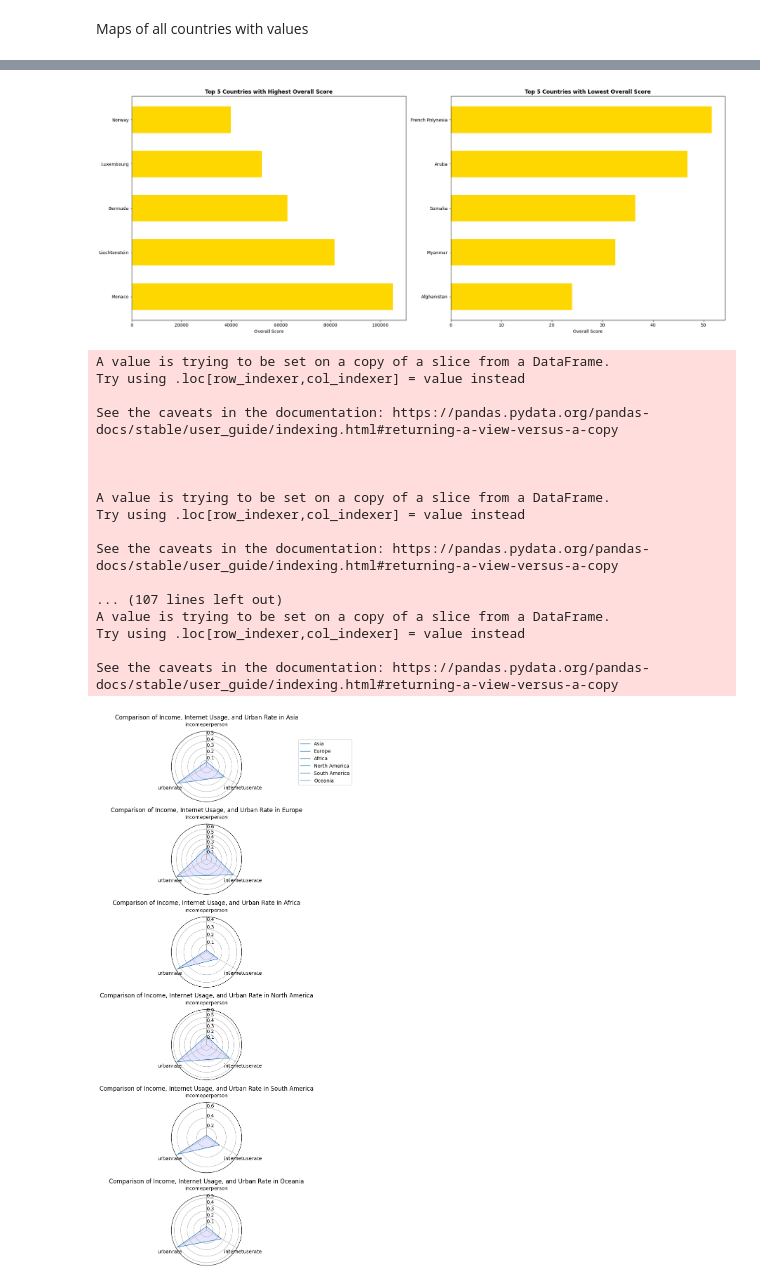
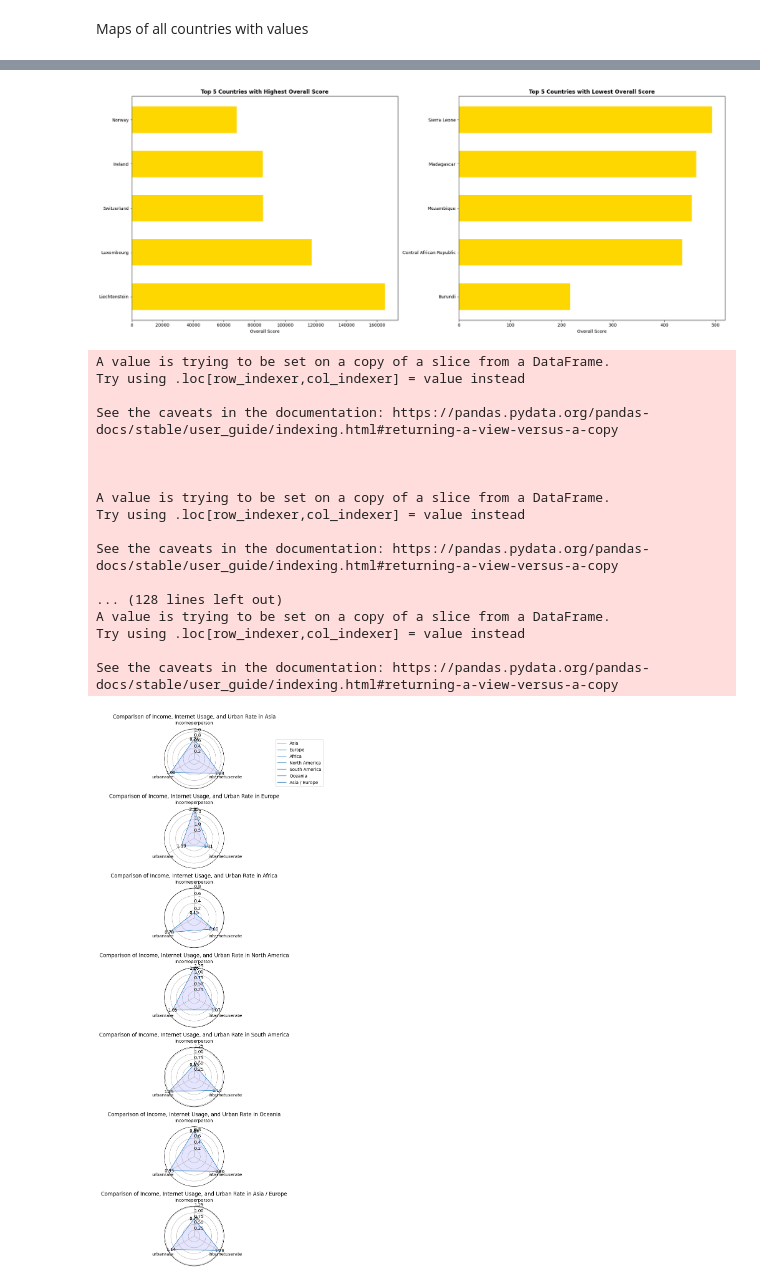
Before and after one commit to Rohaan-Adnan/data_project_, a Jupyter notebook: Assignment.ipynb, the cells around one changed output, grey strips where cells are left out. Saved outputs shown, nothing was run; the diff lists cells and outputs as text; code cells hidden in the pictures.

```diff
--- a/Assignment.ipynb
+++ b/Assignment.ipynb
@@ -314,10 +911,13 @@ FixedFormatter should only be used together with FixedLocator
 # %%
+# Read the data from CSV
+df = pd.read_csv('2020dataset.csv')
 
-# Read the data from CSV
-df = pd.read_csv('gapminder_internet.csv')
+# Drop rows with missing data in specified columns
+cols_to_check = ['incomeperperson', 'internetuserate', 'urbanrate']
+df = df.dropna(subset=cols_to_check)
 
 # Calculate the overall score for each country
-df['Overall_Score'] = df[['incomeperperson', 'internetuserate', 'urbanrate']].max(axis=1)
+df['Overall_Score'] = df[cols_to_check].max(axis=1)
 
 # Sort the DataFrame by 'Overall_Score' column in descending order and take the top 5 countries
 sorted_df_high_score = df.sort_values(by='Overall_Score', ascending=False).head(5)
@@ -330,7 +930,7 @@ fig, axes = plt.subplots(1, 2, figsize=(20, 8))
 
 # Plot the first bar graph (Top 5 Countries with Highest Overall Score)
 bars_high_score = axes[0].barh(sorted_df_high_score['country'], sorted_df_high_score['Overall_Score'],
-                              color='#FFD700', height=0.6)  # Darker Yellow color
+                                color='#FFD700', height=0.6)  # Darker Yellow color
 
 # Add labels and title to the first plot
 axes[0].set_xlabel('Overall Score')
@@ -338,7 +938,7 @@ axes[0].set_title('Top 5 Countries with Highest Overall Score', fontweight='bold
 
 # Plot the second bar graph (Top 5 Countries with Lowest Overall Score)
 bars_low_score = axes[1].barh(sorted_df_low_score['country'], sorted_df_low_score['Overall_Score'],
-                             color='#FFD700', height=0.6)  # Darker Yellow color
+                            color='#FFD700', height=0.6)  # Darker Yellow color
 
 # Add labels and title to the second plot
 axes[1].set_xlabel('Overall Score')
@@ -348,32 +948,31 @@ axes[1].set_title('Top 5 Countries with Lowest Overall Score', fontweight='bold'
 plt.tight_layout()
 plt.show()
 # %% [output]
-[figure, old version]
+[figure, new version]
 # %%
+# Read the data from the CSV file into a pandas DataFrame
+data = pd.read_csv('2020dataset.csv')
 
-# Read the data from the CSV file into a pandas DataFrame
-data = pd.read_csv('gapminder_internet.csv')
+# Calculate overall averages for normalization
+overall_avg_income = data['incomeperperson'].mean()
+overall_avg_internet = data['internetuserate'].mean()
+overall_avg_urban = data['urbanrate'].mean()
 
 # Create subplots for each continent's radar chart
-fig, axs = plt.subplots(len(['Asia', 'Europe', 'Africa', 'North America', 'South America', 'Oceania']), 1, figsize=(10, 16), subplot_kw=dict(polar=True))
-
-# Define the highest values for normalization
-max_income = 81647.10003
-max_internet = 95.63811321
-max_urban = 100
+fig, axs = plt.subplots(len(['Asia', 'Europe', 'Africa', 'North America', 'South America', 'Oceania', 'Asia / Europe']), 1, figsize=(10, 18), subplot_kw=dict(polar=True))
 
 # Loop through each continent, filter data, normalize variables, and plot radar chart
-continents = ['Asia', 'Europe', 'Africa', 'North America', 'South America', 'Oceania']
+continents = ['Asia', 'Europe', 'Africa', 'North America', 'South America', 'Oceania', 'Asia / Europe']
 for idx, continent in enumerate(continents):
     continent_data = data[data['continent'] == continent]
 
-    # Normalize the data for each variable based on highest values
-    def normalize_column(col, max_val):
-        return col / max_val
+    # Normalize the data for each variable based on overall averages
+    def normalize_column(col, avg_val):
+        return col / avg_val
 
-    continent_data['incomeperperson'] = normalize_column(continent_data['incomeperperson'], max_income)
-    continent_data['internetuserate'] = normalize_column(continent_data['internetuserate'], max_internet)
-    continent_data['urbanrate'] = normalize_column(continent_data['urbanrate'], max_urban)
+    continent_data['incomeperperson'] = normalize_column(continent_data['incomeperperson'], overall_avg_income)
+    continent_data['internetuserate'] = normalize_column(continent_data['internetuserate'], overall_avg_internet)
+    continent_data['urbanrate'] = normalize_column(continent_data['urbanrate'], overall_avg_urban)
 
     # Compute the mean values for each variable in the continent
     variables = ['incomeperperson', 'internetuserate', 'urbanrate']
@@ -399,32 +998,36 @@ for idx, continent in enumerate(continents):
     values += values[:1]
     ax.plot(angles, values, linewidth=1, linestyle='solid', label=continent)
     ax.fill(angles, values, 'b', alpha=0.1)
 
+    # Display values next to each axis
+    for angle, value in zip(angles, values):
+        ax.text(angle, value, f'{value:.2f}', ha='center', va='center')
+
     # Add title for each continent's radar chart
     ax.set_title(f"Comparison of Income, Internet Usage, and Urban Rate in {continent}")
 
 # Add a common legend to the subplots
 fig.legend(loc='upper right', bbox_to_anchor=(0.92, 0.95))
 
 # Adjust layout and display the plot
 plt.tight_layout()
 plt.show()
 # %% [output]
 A value is trying to be set on a copy of a slice from a DataFrame.
 Try using .loc[row_indexer,col_indexer] = value instead
 
 See the caveats in the documentation: https://pandas.pydata.org/pandas-docs/stable/user_guide/indexing.html#returning-a-view-versus-a-copy
 
 
 
 A value is trying to be set on a copy of a slice from a DataFrame.
 Try using .loc[row_indexer,col_indexer] = value instead
 
 See the caveats in the documentation: https://pandas.pydata.org/pandas-docs/stable/user_guide/indexing.html#returning-a-view-versus-a-copy
 
-... (107 lines left out)
+... (128 lines left out)
 A value is trying to be set on a copy of a slice from a DataFrame.
 Try using .loc[row_indexer,col_indexer] = value instead
 
 See the caveats in the documentation: https://pandas.pydata.org/pandas-docs/stable/user_guide/indexing.html#returning-a-view-versus-a-copy
-[figure, old version]
+[figure, new version]
```
Also changed, not shown: parts of 16 cells of this notebook, 6 other files.
